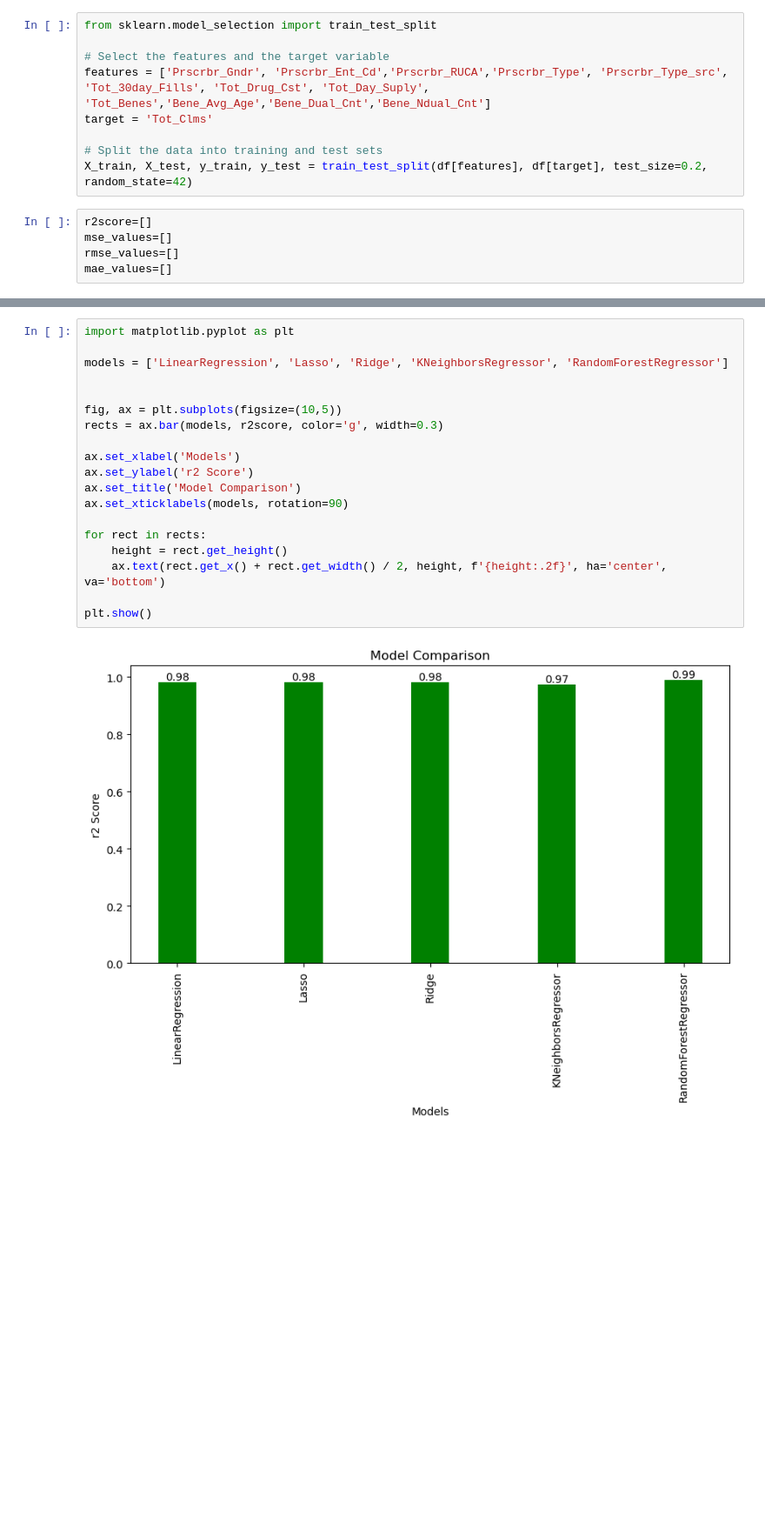
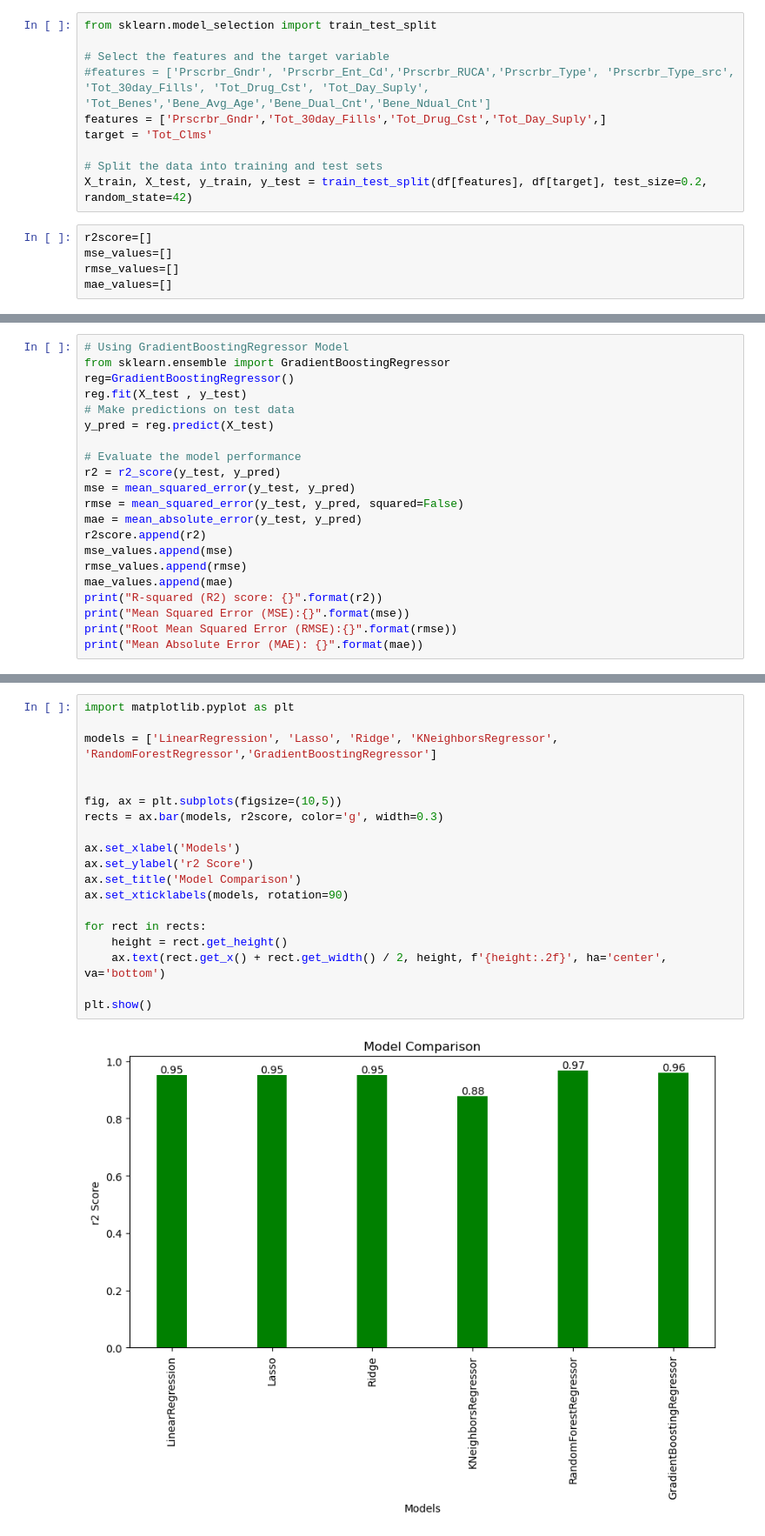
Before and after one commit to yarradedeepya/Health-Insurance-claims-prediction, a Jupyter notebook: healthinurance-claims.ipynb, the cells around one changed output, grey strips where cells are left out. Shown at 87% size. Drawn from its saved outputs; the diff is of its cells as text; blank space fills up the shorter version.

```diff
--- a/healthinurance-claims.ipynb
+++ b/healthinurance-claims.ipynb
@@ -487,7 +450,8 @@ df
 from sklearn.model_selection import train_test_split
 
 # Select the features and the target variable
-features = ['Prscrbr_Gndr', 'Prscrbr_Ent_Cd','Prscrbr_RUCA','Prscrbr_Type', 'Prscrbr_Type_src', 'Tot_30day_Fills', 'Tot_Drug_Cst', 'Tot_Day_Suply', 'Tot_Benes','Bene_Avg_Age','Bene_Dual_Cnt','Bene_Ndual_Cnt']
+#features = ['Prscrbr_Gndr', 'Prscrbr_Ent_Cd','Prscrbr_RUCA','Prscrbr_Type', 'Prscrbr_Type_src', 'Tot_30day_Fills', 'Tot_Drug_Cst', 'Tot_Day_Suply', 'Tot_Benes','Bene_Avg_Age','Bene_Dual_Cnt','Bene_Ndual_Cnt']
+features = ['Prscrbr_Gndr','Tot_30day_Fills','Tot_Drug_Cst','Tot_Day_Suply',]
 target = 'Tot_Clms'
 
 # Split the data into training and test sets
@@ -686,0 +703,21 @@ Mean Absolute Error (MAE): 34.29128610054375
+# %%
+# Using GradientBoostingRegressor Model
+from sklearn.ensemble import GradientBoostingRegressor
+reg=GradientBoostingRegressor()
+reg.fit(X_test , y_test)
+# Make predictions on test data
+y_pred = reg.predict(X_test)
+
+# Evaluate the model performance
+r2 = r2_score(y_test, y_pred)
+mse = mean_squared_error(y_test, y_pred)
+rmse = mean_squared_error(y_test, y_pred, squared=False)
+mae = mean_absolute_error(y_test, y_pred)
+r2score.append(r2)
+mse_values.append(mse)
+rmse_values.append(rmse)
+mae_values.append(mae)
+print("R-squared (R2) score: {}".format(r2))
+print("Mean Squared Error (MSE):{}".format(mse))
+print("Root Mean Squared Error (RMSE):{}".format(rmse))
+print("Mean Absolute Error (MAE): {}".format(mae))
@@ -687,21 +745,21 @@ Mean Absolute Error (MAE): 34.29128610054375
 # %%
 import matplotlib.pyplot as plt
 
-models = ['LinearRegression', 'Lasso', 'Ridge', 'KNeighborsRegressor', 'RandomForestRegressor']
+models = ['LinearRegression', 'Lasso', 'Ridge', 'KNeighborsRegressor', 'RandomForestRegressor','GradientBoostingRegressor']
 
 
 fig, ax = plt.subplots(figsize=(10,5))
 rects = ax.bar(models, r2score, color='g', width=0.3)
 
 ax.set_xlabel('Models')
 ax.set_ylabel('r2 Score')
 ax.set_title('Model Comparison')
 ax.set_xticklabels(models, rotation=90)
 
 for rect in rects:
     height = rect.get_height()
     ax.text(rect.get_x() + rect.get_width() / 2, height, f'{height:.2f}', ha='center', va='bottom')
 
 plt.show()
 # %% [output]
-[figure, old version]
+[figure, new version]
```
Also changed, not shown: parts of 30 cells of this notebook.
